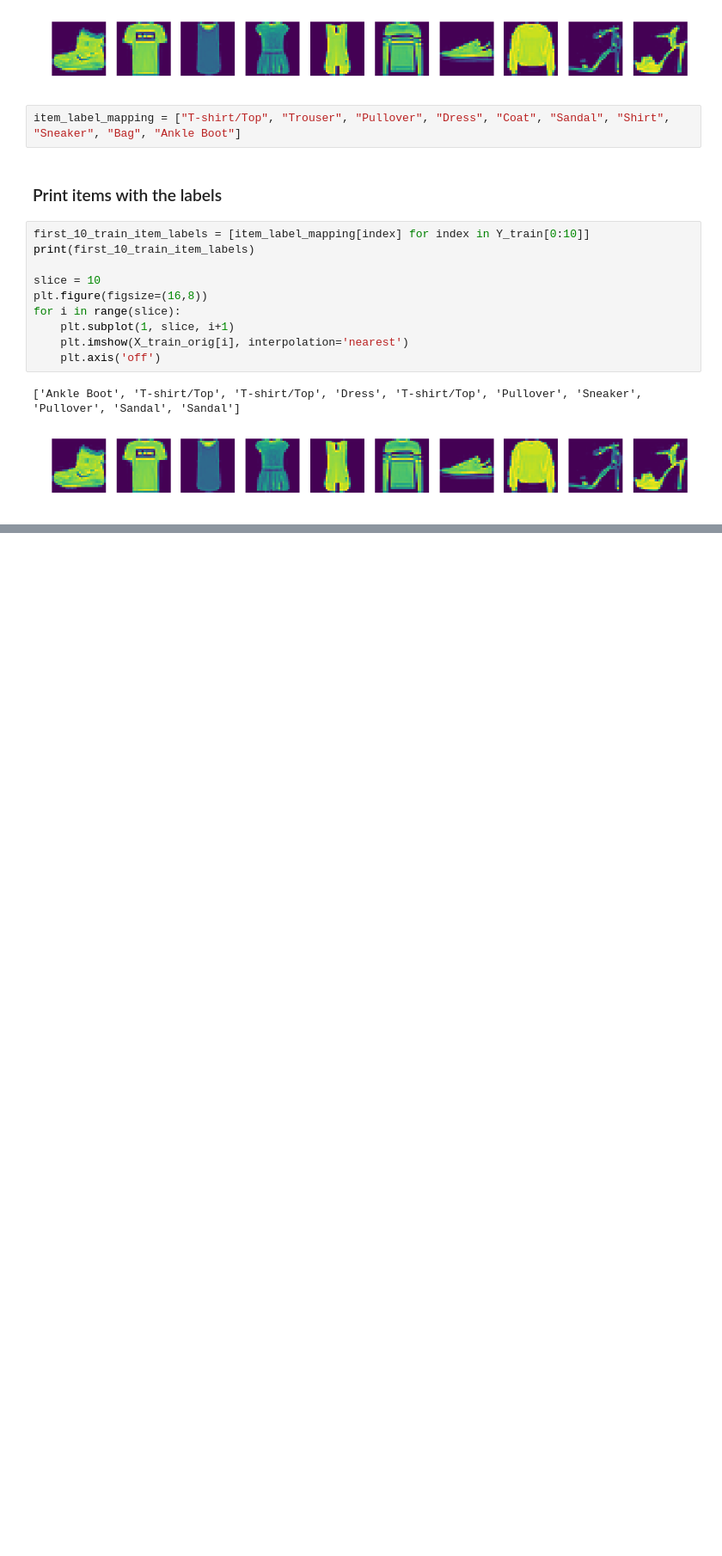
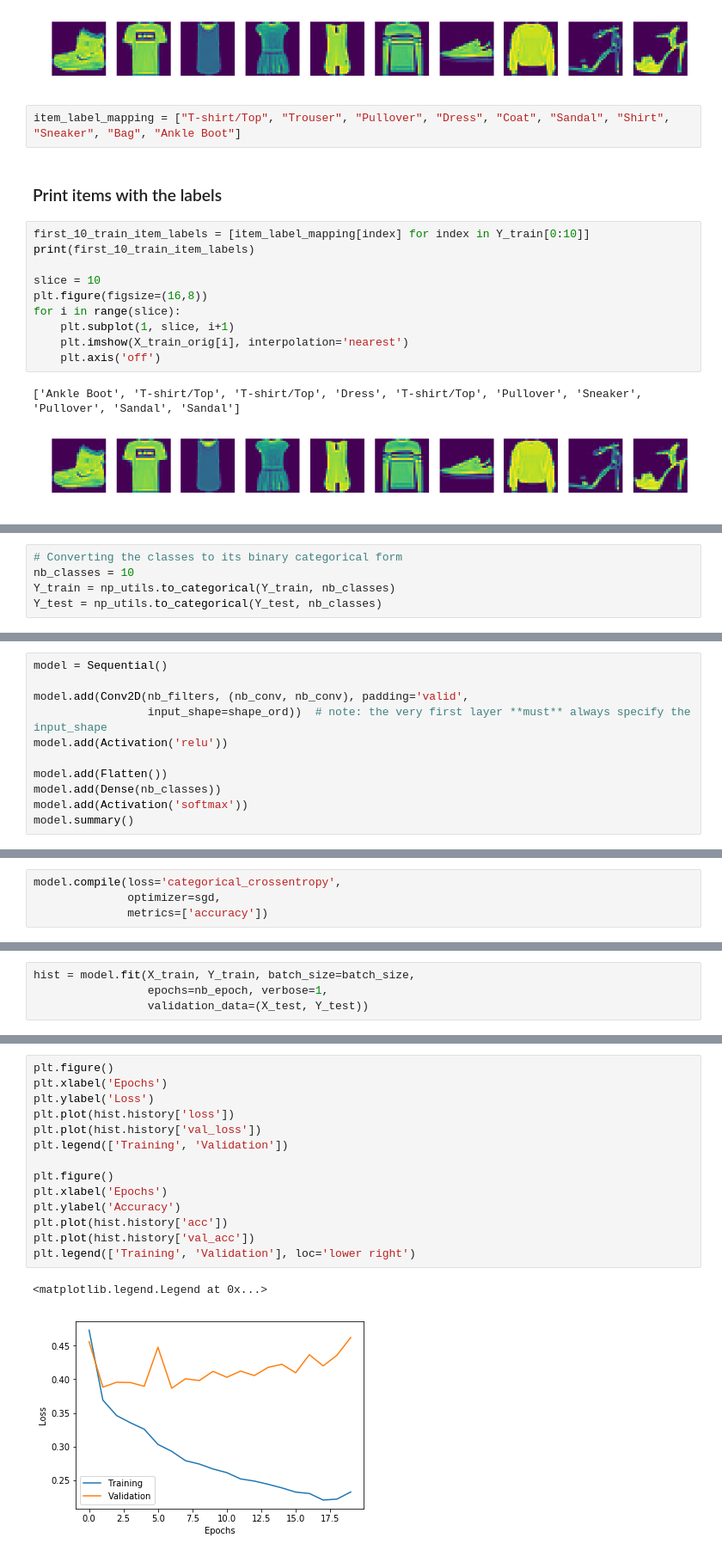
Before and after one commit to ace-racer/KE5206NN, a Jupyter notebook: classification/Fashion MNIST classification using Neural Networks.ipynb, the cells around one changed output, grey strips where cells are left out. Shown at 86% size. Cells and saved outputs as stored; diff of their text form; blank space fills up the shorter version.

```diff
--- a/classification/Fashion MNIST classification using Neural Networks.ipynb
+++ b/classification/Fashion MNIST classification using Neural Networks.ipynb
@@ -93,0 +113,5 @@ for i in range(slice):
+# %%
+# Converting the classes to its binary categorical form
+nb_classes = 10
+Y_train = np_utils.to_categorical(Y_train, nb_classes)
+Y_test = np_utils.to_categorical(Y_test, nb_classes)
@@ -93,0 +166,11 @@ for i in range(slice):
+# %%
+model = Sequential()
+
+model.add(Conv2D(nb_filters, (nb_conv, nb_conv), padding='valid',
+                 input_shape=shape_ord))  # note: the very first layer **must** always specify the input_shape
+model.add(Activation('relu'))
+
+model.add(Flatten())
+model.add(Dense(nb_classes))
+model.add(Activation('softmax'))
+model.summary()
@@ -93,0 +197,4 @@ for i in range(slice):
+# %%
+model.compile(loss='categorical_crossentropy',
+              optimizer=sgd,
+              metrics=['accuracy'])
@@ -93,0 +203,4 @@ for i in range(slice):
+# %%
+hist = model.fit(X_train, Y_train, batch_size=batch_size,
+                 epochs=nb_epoch, verbose=1,
+                 validation_data=(X_test, Y_test))
@@ -93,0 +225,17 @@ for i in range(slice):
+# %%
+plt.figure()
+plt.xlabel('Epochs')
+plt.ylabel('Loss')
+plt.plot(hist.history['loss'])
+plt.plot(hist.history['val_loss'])
+plt.legend(['Training', 'Validation'])
+
+plt.figure()
+plt.xlabel('Epochs')
+plt.ylabel('Accuracy')
+plt.plot(hist.history['acc'])
+plt.plot(hist.history['val_acc'])
+plt.legend(['Training', 'Validation'], loc='lower right')
+# %% [output]
+<matplotlib.legend.Legend at 0x...>
+[figure, added]
```
Also changed, not shown: parts of 19 cells of this notebook.
